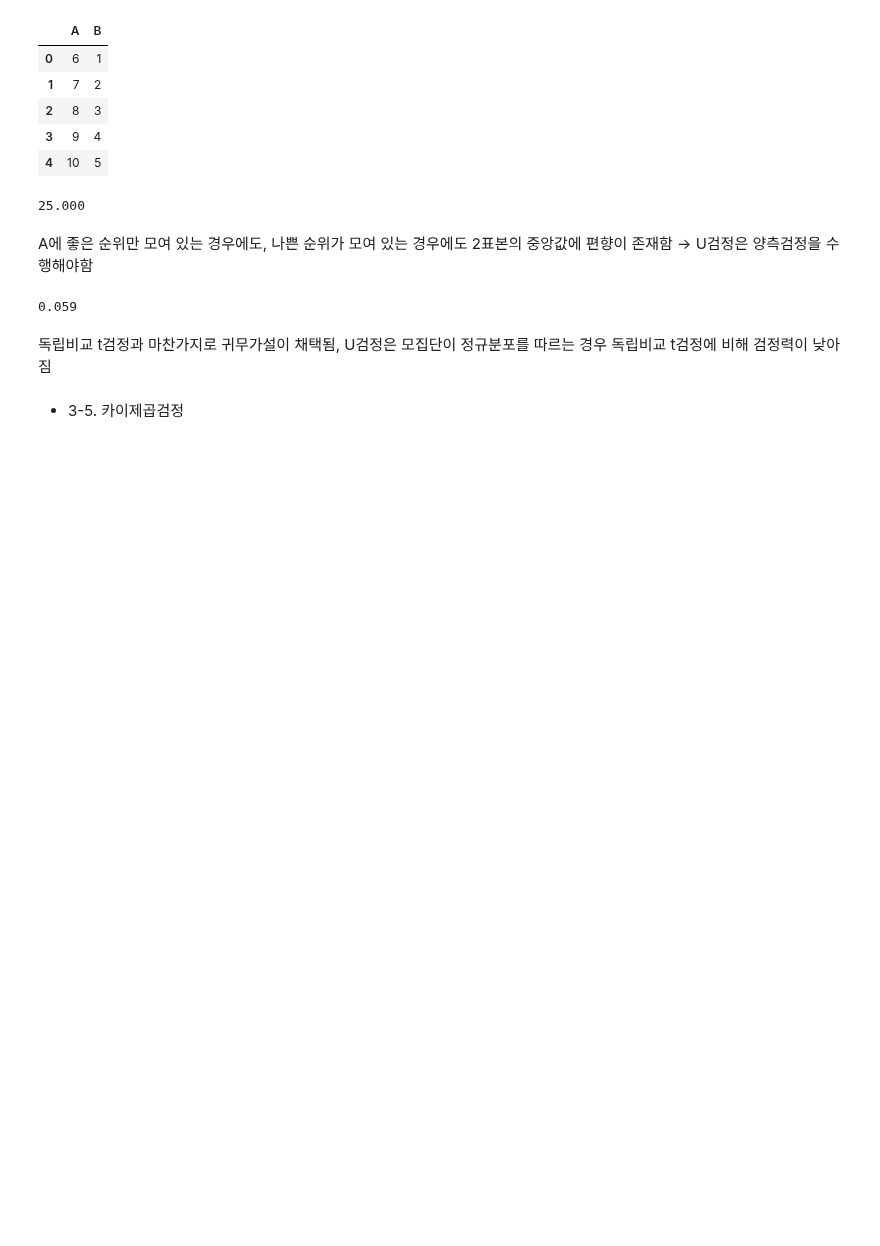
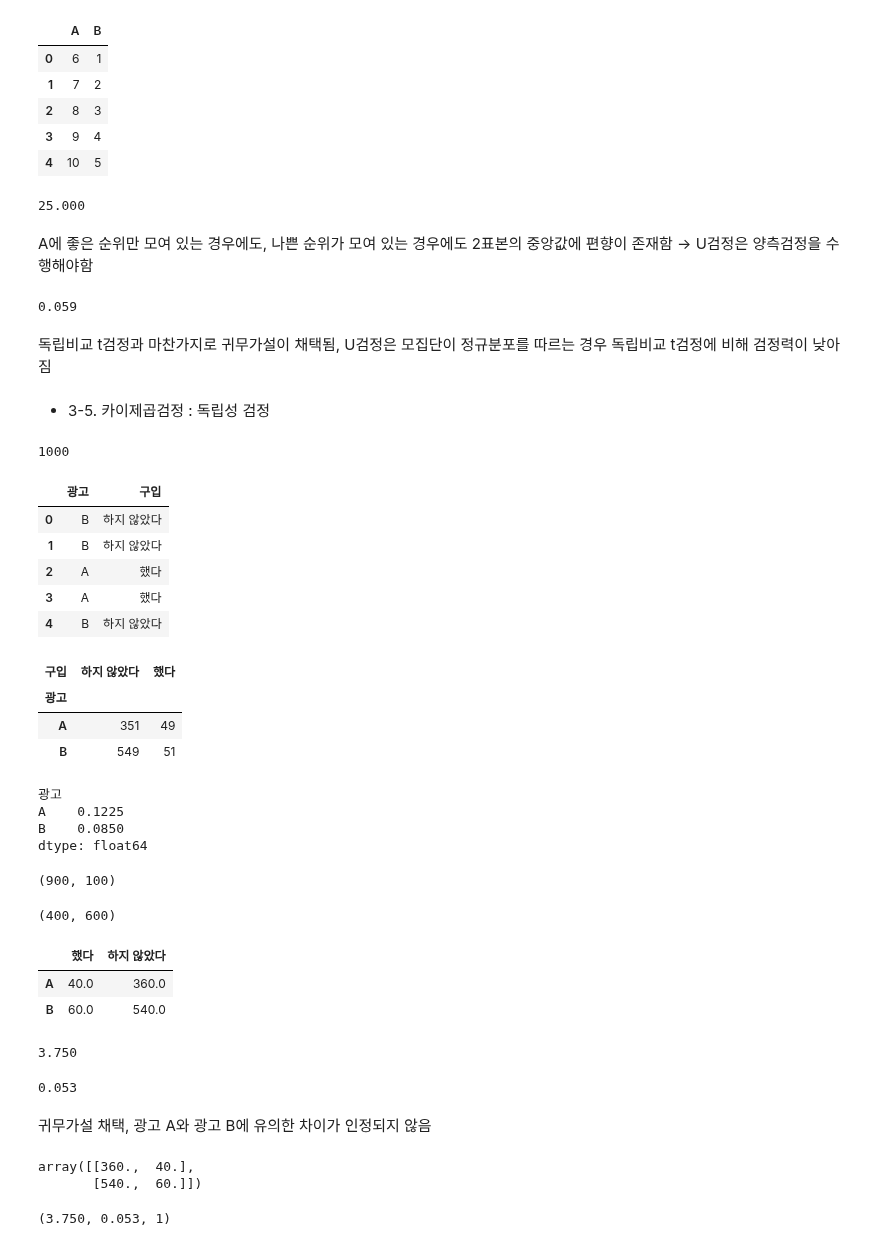
Before and after one commit to suhyehye/ADP-study, a Jupyter notebook: 누구나파이썬통계분석/11. 통계적 가설 검정/ch_11.ipynb, the cells around one changed output. Drawn from its saved outputs; the diff is of its cells as text; code cells hidden in the pictures; blank space fills up the shorter version.

```diff
--- a/누구나파이썬통계분석/11. 통계적 가설 검정/ch_11.ipynb
+++ b/누구나파이썬통계분석/11. 통계적 가설 검정/ch_11.ipynb
@@ -503,4 +503,82 @@ p
 # %% [markdown]
 독립비교 t검정과 마찬가지로 귀무가설이 채택됨, U검정은 모집단이 정규분포를 따르는 경우 독립비교 t검정에 비해 검정력이 낮아짐
 # %% [markdown]
-- 3-5. 카이제곱검정
+- 3-5. 카이제곱검정 : 독립성 검정
+# %%
+ad_df = pd.read_csv('../data/ch11_ad.csv')
+n = len(ad_df)
+print(n)
+ad_df.head()
+# %% [output]
+1000
+|  | 광고 | 구입 |
+| 0 | B | 하지 않았다 |
+| 1 | B | 하지 않았다 |
+| 2 | A | 했다 |
+| 3 | A | 했다 |
+| 4 | B | 하지 않았다 |
+# %%
+# cross table
+ad_cross = pd.crosstab(ad_df['광고'], ad_df['구입'])
+ad_cross
+# %% [output]
+| 구입 | 하지 않았다 | 했다 |
+| 광고 |  |  |
+| A | 351 | 49 |
+| B | 549 | 51 |
+# %%
+# 광고 A와 광고 B각각을 통해 상품을 구입한 비율 계산
+ad_cross['했다'] / (ad_cross['했다'] + ad_cross['하지 않았다'])
+# %% [output]
+광고
+A    0.1225
+B    0.0850
+dtype: float64
+# %%
+# 광고 A를 본 사람의 합계, 광고 B를 본 사람의 합계 계산
+n_not, n_yes = ad_cross.sum()
+n_not, n_yes
+# %% [output]
+(900, 100)
+# %%
+# 광고 A를 사람, 광고 B를 본사람의 합계
+
+n_adA, n_adB = ad_cross.sum(axis=1)
+n_adA, n_adB
+# %% [output]
+(400, 600)
+# %%
+# 기대도수
+ad_ef = pd.DataFrame({'했다': [n_adA * n_yes / n,
+                             n_adB * n_yes / n],
+                      '하지 않았다': [n_adA * n_not / n,
+                                 n_adB * n_not / n]},
+                     index=['A','B'])
+
+ad_ef
+# %% [output]
+|  | 했다 | 하지 않았다 |
+| A | 40.0 | 360.0 |
+| B | 60.0 | 540.0 |
+# %%
+y = ((ad_cross - ad_ef) ** 2 / ad_ef).sum().sum()
+y
+# %% [output]
+3.750
+# %%
+rv = stats.chi2(1)
+1 - rv.cdf(y)
+# %% [output]
+0.053
+# %% [markdown]
+귀무가설 채택, 광고 A와 광고 B에 유의한 차이가 인정되지 않음
+# %%
+chi2, p, dof, ef = stats.chi2_contingency(ad_cross, correction=False)
+ef
+# %% [output]
+array([[360.,  40.],
+       [540.,  60.]])
+# %%
+chi2, p, dof
+# %% [output]
+(3.750, 0.053, 1)
```
